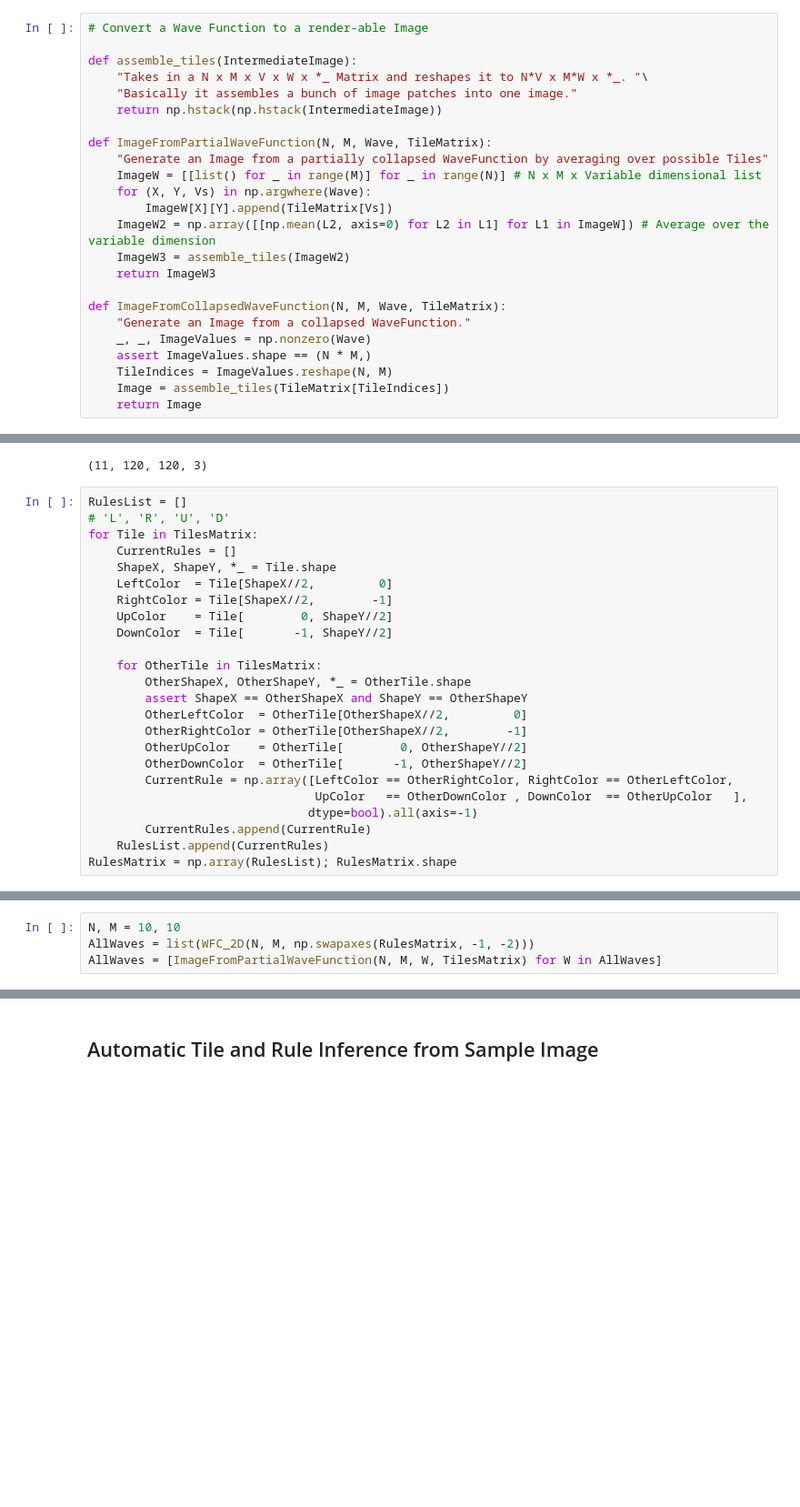
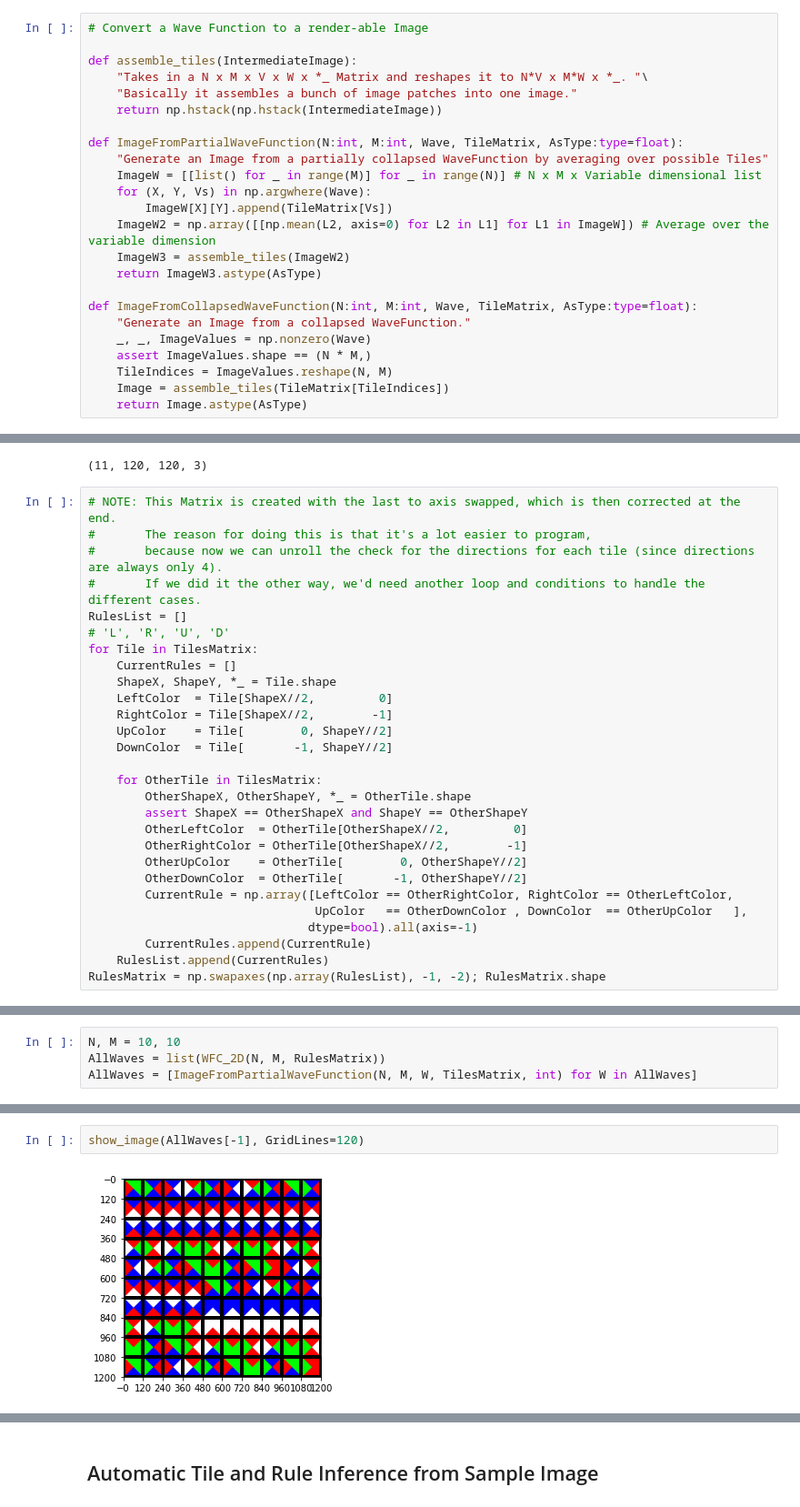
Before and after one commit to flpeters/TextureSynthesis, a Jupyter notebook: 00_Main.ipynb, the cells around one changed output, grey strips where cells are left out. Shown at 91% size. Cells and saved outputs as stored; diff of their text form; blank space fills up the shorter version.

```diff
--- a/00_Main.ipynb
+++ b/00_Main.ipynb
@@ -596,22 +603,22 @@ def assemble_tiles(IntermediateImage):
     "Basically it assembles a bunch of image patches into one image."
     return np.hstack(np.hstack(IntermediateImage))
 
-def ImageFromPartialWaveFunction(N, M, Wave, TileMatrix):
+def ImageFromPartialWaveFunction(N:int, M:int, Wave, TileMatrix, AsType:type=float):
     "Generate an Image from a partially collapsed WaveFunction by averaging over possible Tiles"
     ImageW = [[list() for _ in range(M)] for _ in range(N)] # N x M x Variable dimensional list
     for (X, Y, Vs) in np.argwhere(Wave):
         ImageW[X][Y].append(TileMatrix[Vs])
     ImageW2 = np.array([[np.mean(L2, axis=0) for L2 in L1] for L1 in ImageW]) # Average over the variable dimension
     ImageW3 = assemble_tiles(ImageW2)
-    return ImageW3
+    return ImageW3.astype(AsType)
 
-def ImageFromCollapsedWaveFunction(N, M, Wave, TileMatrix):
+def ImageFromCollapsedWaveFunction(N:int, M:int, Wave, TileMatrix, AsType:type=float):
     "Generate an Image from a collapsed WaveFunction."
     _, _, ImageValues = np.nonzero(Wave)
     assert ImageValues.shape == (N * M,)
     TileIndices = ImageValues.reshape(N, M)
     Image = assemble_tiles(TileMatrix[TileIndices])
-    return Image
+    return Image.astype(AsType)
 # %% [markdown]
 ## Complete 2D WFC
 # %%
@@ -813,6 +816,10 @@ TilesMatrix = np.array(Tiles); TilesMatrix.shape
 # %% [output]
 (11, 120, 120, 3)
 # %%
+# NOTE: This Matrix is created with the last to axis swapped, which is then corrected at the end.
+#       The reason for doing this is that it's a lot easier to program,
+#       because now we can unroll the check for the directions for each tile (since directions are always only 4).
+#       If we did it the other way, we'd need another loop and conditions to handle the different cases.
 RulesList = []
 # 'L', 'R', 'U', 'D'
 for Tile in TilesMatrix:
@@ -835,5 +842,5 @@ for Tile in TilesMatrix:
                                dtype=bool).all(axis=-1)
         CurrentRules.append(CurrentRule)
     RulesList.append(CurrentRules)
-RulesMatrix = np.array(RulesList); RulesMatrix.shape
+RulesMatrix = np.swapaxes(np.array(RulesList), -1, -2); RulesMatrix.shape
 # %% [output]
@@ -843,4 +850,4 @@ verify_rules_matrix_2D(RulesMatrix)
 # %%
 N, M = 10, 10
-AllWaves = list(WFC_2D(N, M, np.swapaxes(RulesMatrix, -1, -2)))
-AllWaves = [ImageFromPartialWaveFunction(N, M, W, TilesMatrix) for W in AllWaves]
+AllWaves = list(WFC_2D(N, M, RulesMatrix))
+AllWaves = [ImageFromPartialWaveFunction(N, M, W, TilesMatrix, int) for W in AllWaves]
@@ -852,0 +854,4 @@ Clipping input data to the valid range for imshow with RGB data ([0..1] for floa
+# %%
+show_image(AllWaves[-1], GridLines=120)
+# %% [output]
+[figure, added]
```
Also changed, not shown: parts of 21 cells of this notebook.
